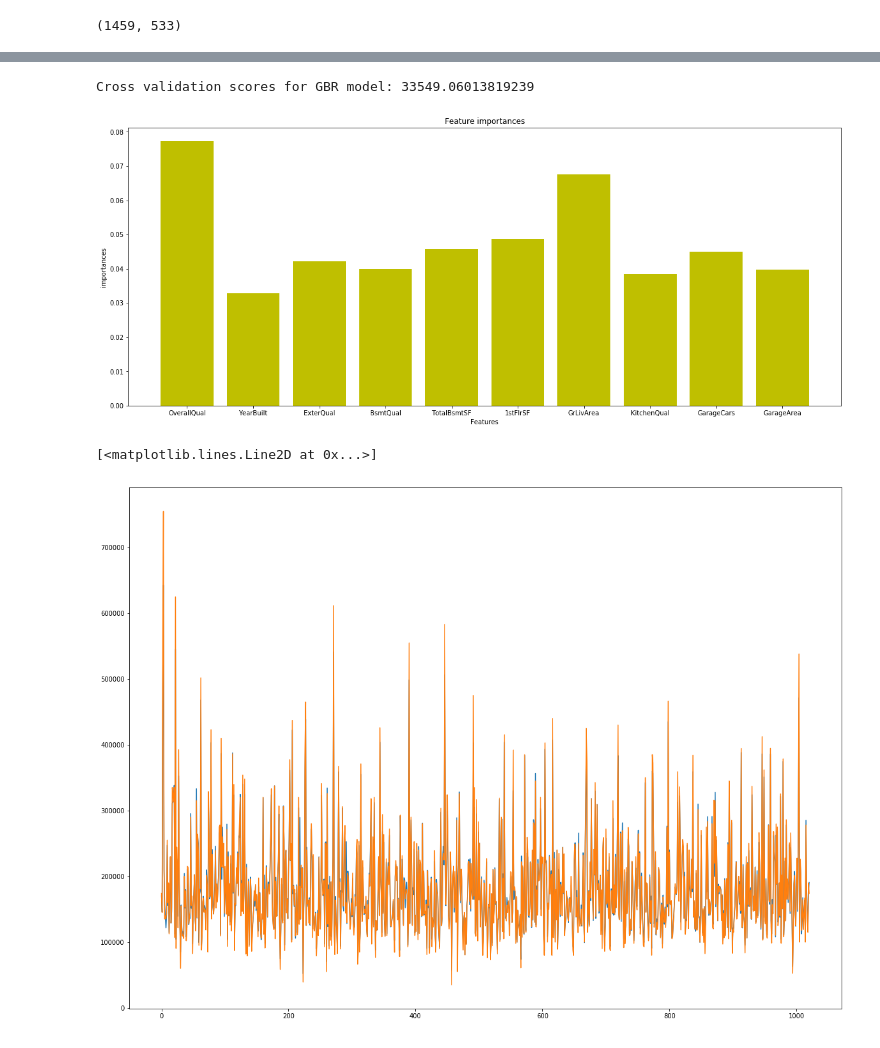
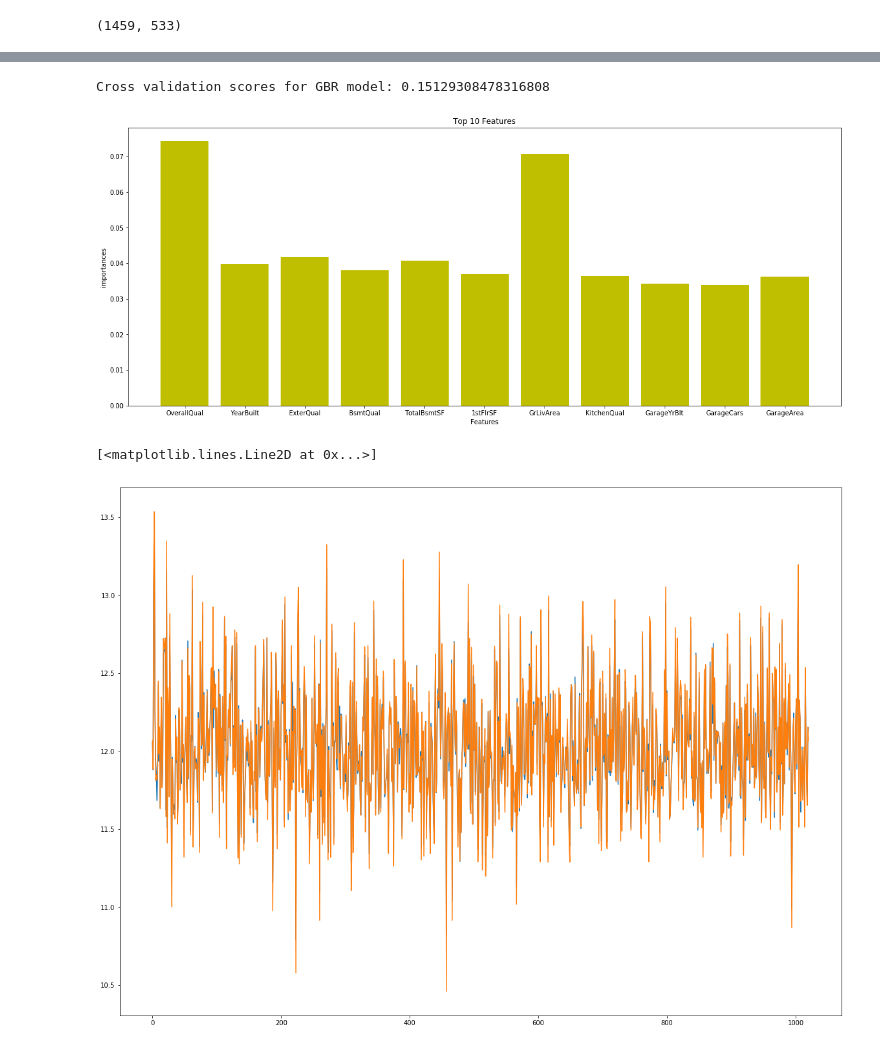
Before and after one commit to Yaohua-Chang/ML-Final-Project, a Jupyter notebook: Tamer/Week 2 Feature selection.ipynb, the cells around one changed output, grey strips where cells are left out. Drawn from its saved outputs; the diff is of its cells as text; code cells hidden in the pictures.

```diff
--- a/Tamer/Week 2 Feature selection.ipynb
+++ b/Tamer/Week 2 Feature selection.ipynb
@@ -33,5 +37,5 @@ data.shape
 # %%
-y = data['SalePrice']
+y = np.log(data['SalePrice'])
 x = data.drop(labels = 'SalePrice', axis=1).astype("float64")
 x_train, x_test, y_train, y_test = train_test_split(x, y, test_size = 0.3, random_state = 42)
 # %%
@@ -39,27 +43,27 @@ RF = RandomForestRegressor(n_estimators=1000, max_features=30, random_state=42)
 cv_score2 = cross_val_score(RF, x_train, y_train, cv=5, scoring='neg_mean_squared_error')
 print('Cross validation scores for GBR model:', np.sqrt(-cv_score2).mean())
 # %% [output]
-Cross validation scores for GBR model: 33549.06013819239
+Cross validation scores for GBR model: 0.15129308478316808
 # %%
 RF.fit(x_train, y_train)
 y_pred_train = RF.predict(x_train)
 # %%
 imp_cols = x.columns[RF.feature_importances_ > 0.0328]
 vals = RF.feature_importances_[RF.feature_importances_ > 0.0328]
 
 plt.figure(figsize=(20,8))
-plt.title("Feature importances")
+plt.title("Top 10 Features")
 plt.bar(imp_cols,vals,
        color="y",  align="center")
 plt.xlabel('Features')
 plt.ylabel('importances')
 plt.show()
 # %% [output]
-[figure, old version]
+[figure, new version]
 # %%
 plt.subplots(figsize=(20,15))
 plt.plot(y_pred_train)
 plt.plot(y_train.values)
 # %% [output]
 [<matplotlib.lines.Line2D at 0x...>]
-[figure, old version]
+[figure, new version]
```
Also changed, not shown: parts of 21 cells of this notebook, 4 other files.
